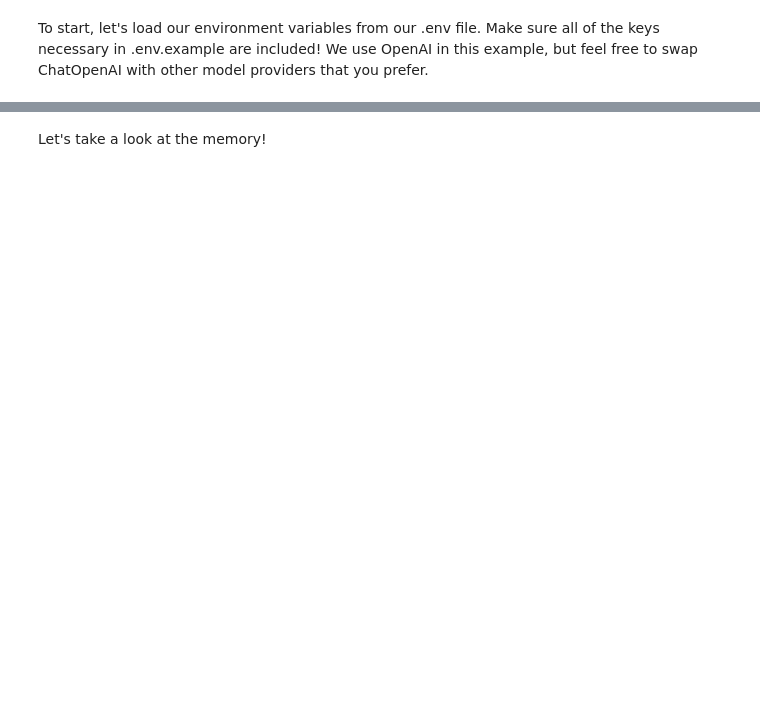
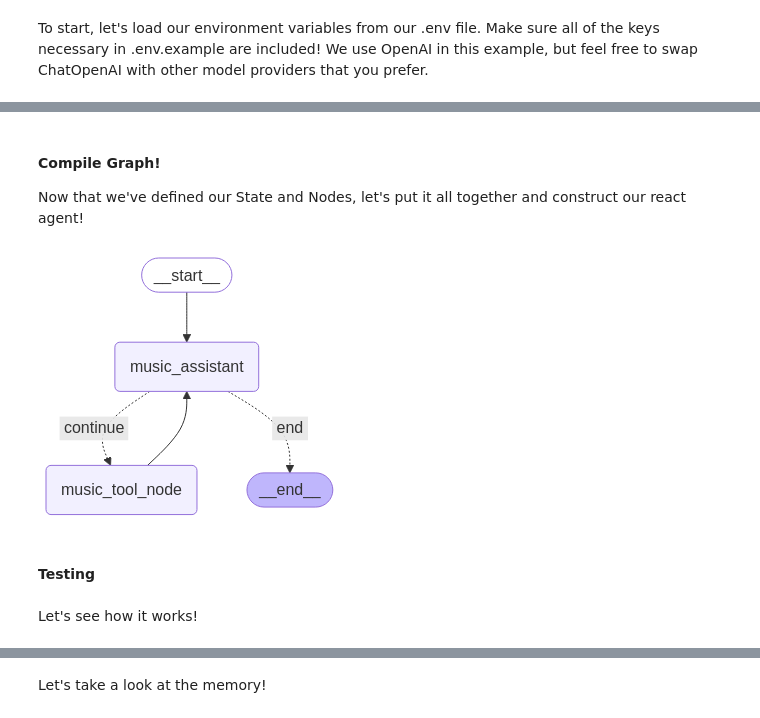
Before and after one commit to catherine-langchain/LangGraph-Multi-Agent-101, a Jupyter notebook: multi-agent-101.ipynb, the cells around one changed output, grey strips where cells are left out. Cells and saved outputs as stored; diff of their text form; code cells hidden in the pictures; blank space fills up the shorter version.

```diff
--- a/multi-agent-101.ipynb
+++ b/multi-agent-101.ipynb
@@ -585,0 +246,55 @@ System Message: It sounds like you're a fan of Coldplay! If you’d like, we can
+# %%
+# Conditional edge that determines whether to continue or not
+def should_continue(state: State, config: RunnableConfig):
+    messages = state["messages"]
+    last_message = messages[-1]
+
+    # If there is no function call, then we finish
+    if not last_message.tool_calls:
+        return "end"
+    # Otherwise if there is, we continue
+    else:
+        return "continue"
+# %% [markdown]
+#### Compile Graph!
+
+Now that we've defined our State and Nodes, let's put it all together and construct our react agent!
+# %%
+from langgraph.graph import StateGraph, START, END
+from IPython.display import Image, display
+
+music_workflow = StateGraph(State)
+
+# Add nodes
+music_workflow.add_node("music_assistant", music_assistant)
+music_workflow.add_node("music_tool_node", music_tool_node)
+
+
+# Add edges
+# First, we define the start node. The query will always route to the subagent node first.
+music_workflow.add_edge(START, "music_assistant")
+
+# We now add a conditional edge
+music_workflow.add_conditional_edges(
+    "music_assistant",
+    # Function representing our conditional edge
+    should_continue,
+    {
+        # If `tools`, then we call the tool node.
+        "continue": "music_tool_node",
+        # Otherwise we finish.
+        "end": END,
+    },
+)
+
+music_workflow.add_edge("music_tool_node", "music_assistant")
+
+music_catalog_subagent = music_workflow.compile(name="music_catalog_subagent", checkpointer=checkpointer, store = in_memory_store)
+# %%
+display(Image(music_catalog_subagent.get_graph().draw_mermaid_png()))
+# %% [output]
+[figure, added]
+# %% [markdown]
+#### Testing
+# %% [markdown]
+Let's see how it works!
```
Also changed, not shown: parts of 132 cells of this notebook, 9 other files.
